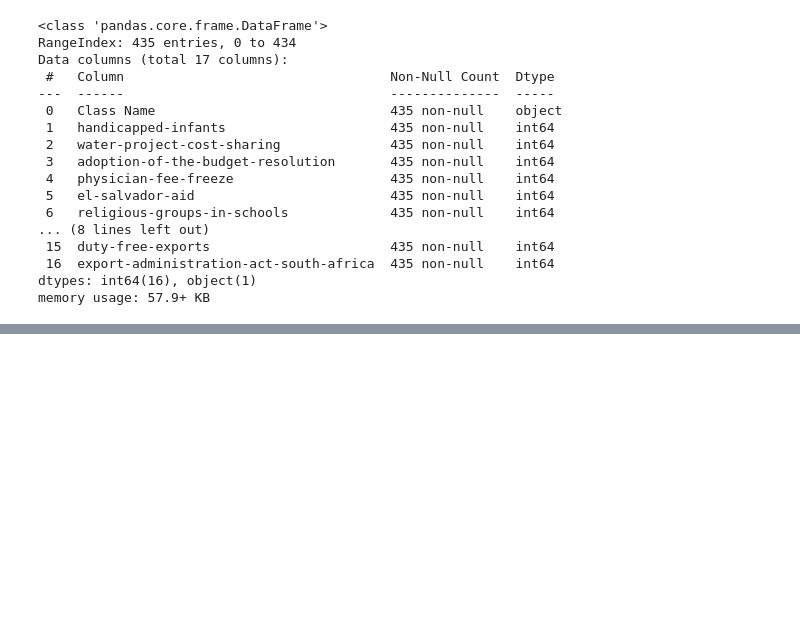
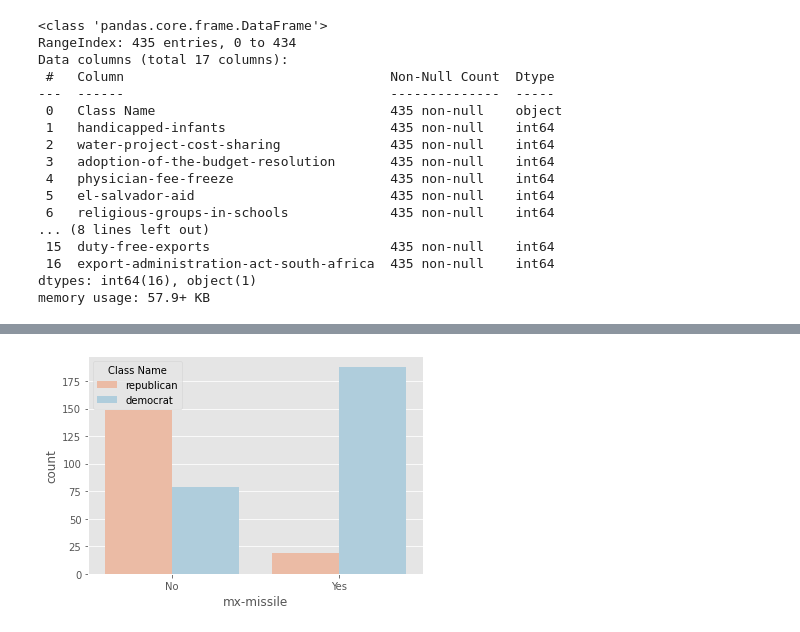
Before and after one commit to matthewdillonsmith/MLnotes, a Jupyter notebook: Supervised_ML.ipynb, the cells around one changed output, grey strips where cells are left out. Cells and saved outputs as stored; diff of their text form; code cells hidden in the pictures; blank space fills up the shorter version.

```diff
--- a/Supervised_ML.ipynb
+++ b/Supervised_ML.ipynb
@@ -188,0 +210,9 @@ memory usage: 57.9+ KB
+# %%
+# Countplot for 'missile' bill voting
+
+plt.figure()
+sns.countplot(x ='mx-missile', hue = 'Class Name', data = df_gov, palette = 'RdBu')
+plt.xticks([0,1], ['No', 'Yes']) #if this throws an error, restart the runtime/kernal and it should work
+plt.show()
+# %% [output]
+[figure, added]
```
Also changed, not shown: parts of 25 cells of this notebook.
